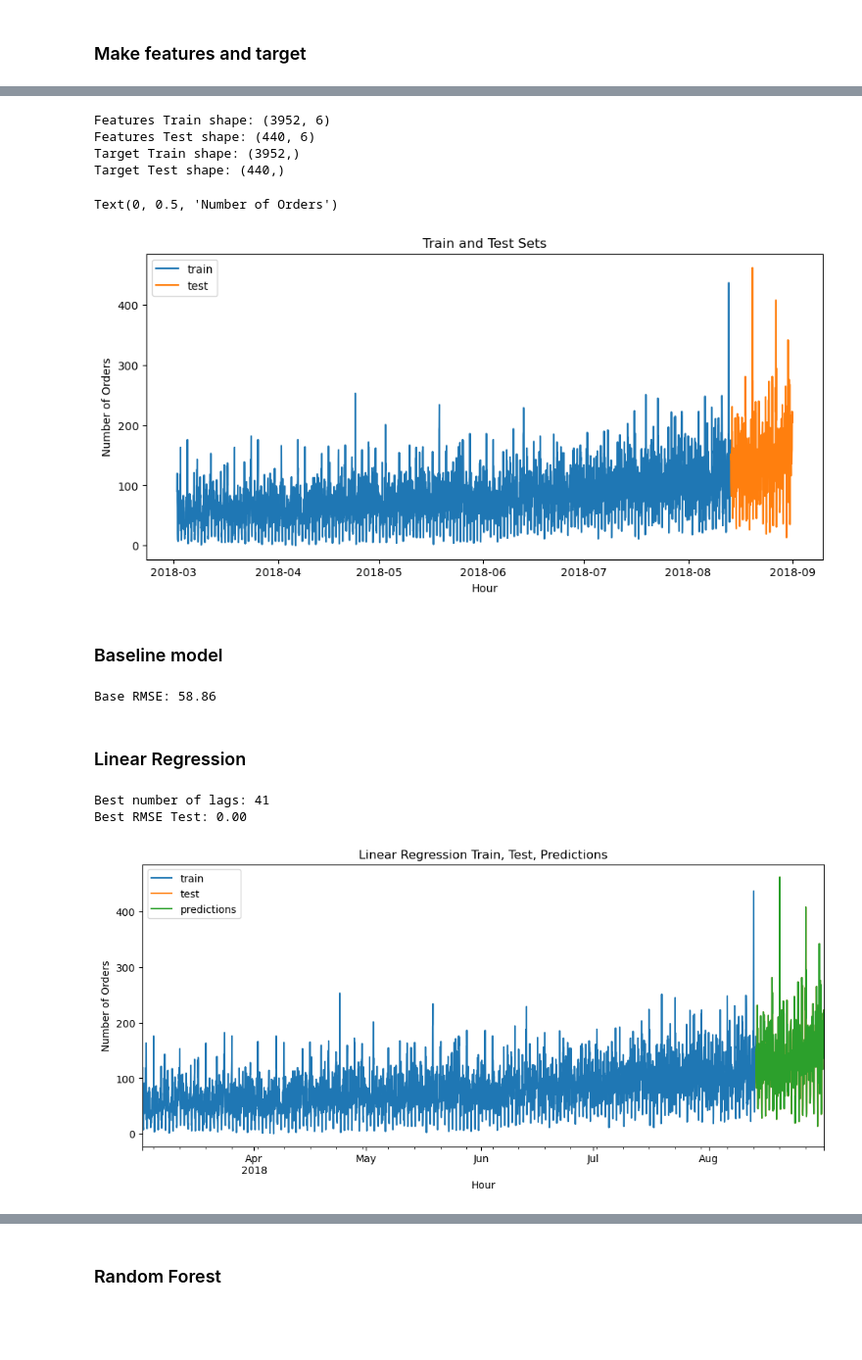
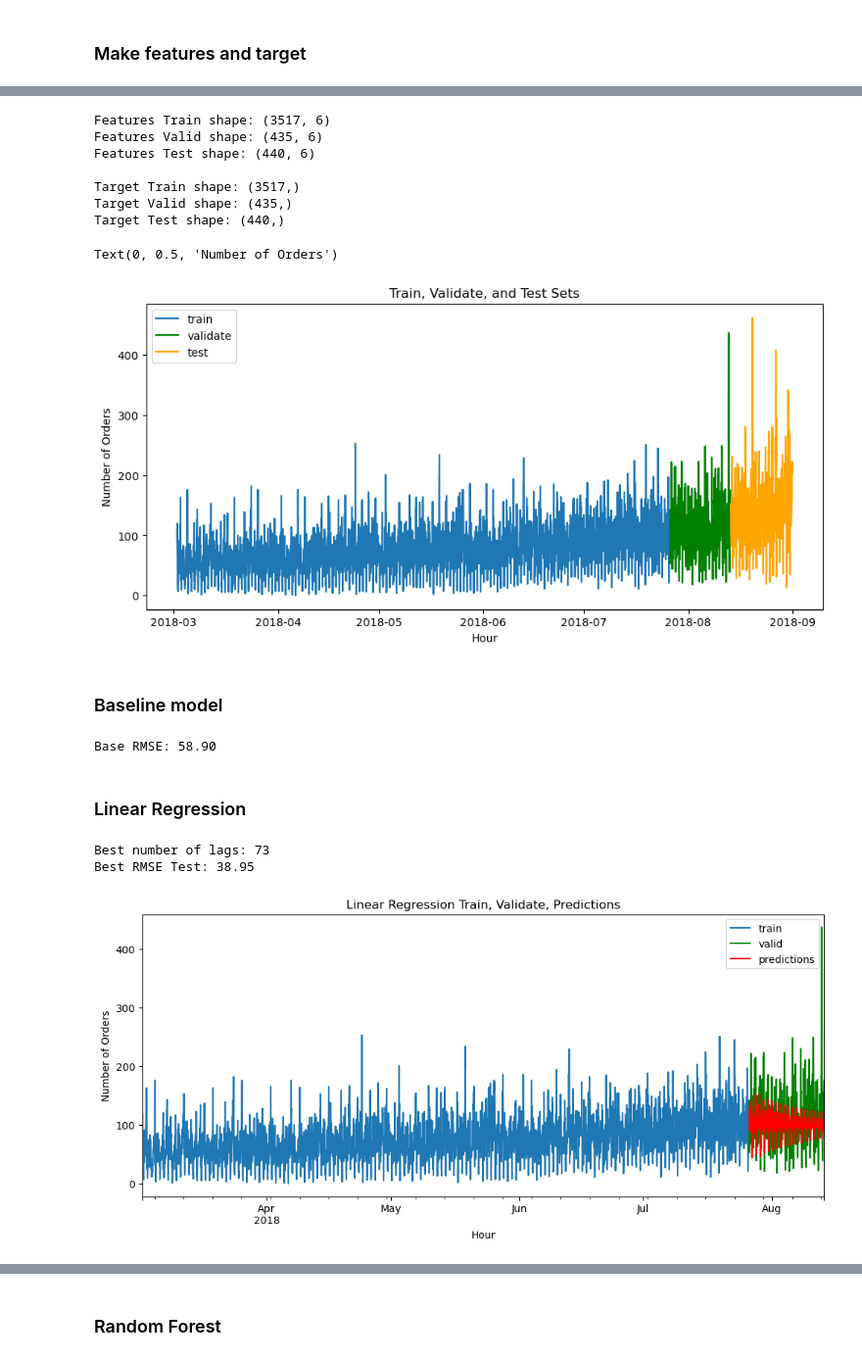
Before and after one commit to kellyshreeve/forecasting-taxi-orders, a Jupyter notebook: taxi_analysis.ipynb, the cells around one changed output, grey strips where cells are left out. Shown at 98% size. Cells and saved outputs as stored; diff of their text form; code cells hidden in the pictures; blank space fills up the shorter version.

```diff
--- a/taxi_analysis.ipynb
+++ b/taxi_analysis.ipynb
@@ -124,7 +124,7 @@ Number of orders by hour is left skewed, with most hours recieving 0 - 150 order
 ### Time series plot
 # %%
 # Calculate rolling mean and standard deviation by day
-taxi['rolling_mean'] = taxi['num_orders'].rolling(24).mean()
+taxi['rolling_mean'] = taxi['num_orders'].shift().rolling(24).mean()
 taxi['std'] = taxi['num_orders'].shift().rolling(24).std()
 
 display(taxi.sample(5))
@@ -247,32 +247,43 @@ Target:
 # %%
 # Create training and test sets
-feat_train, feat_test, targ_train, targ_test = train_test_split(
+# Create training and test sets
+feat_remain, feat_test, targ_remain, targ_test = train_test_split(
     features, target, test_size=0.1, shuffle=False)
 
+feat_train, feat_valid, targ_train, targ_valid = train_test_split(
+    feat_remain, targ_remain, test_size=0.11, shuffle=False)
+
 print(f'Features Train shape: {feat_train.shape}')
+print(f'Features Valid shape: {feat_valid.shape}')
 print(f'Features Test shape: {feat_test.shape}')
+print()
 print(f'Target Train shape: {targ_train.shape}')
+print(f'Target Valid shape: {targ_valid.shape}')
 print(f'Target Test shape: {targ_test.shape}')
 # %% [output]
-Features Train shape: (3952, 6)
+Features Train shape: (3517, 6)
+Features Valid shape: (435, 6)
 Features Test shape: (440, 6)
-Target Train shape: (3952,)
+
+Target Train shape: (3517,)
+Target Valid shape: (435,)
 Target Test shape: (440,)
 # %%
-# Plot train and test
+# Plot train, valid, and test
 plt.figure(figsize=(11, 5))
 
 plt.plot(targ_train, label='train')
-plt.plot(targ_test, label='test')
+plt.plot(targ_valid, label='validate', color='green')
+plt.plot(targ_test, label='test', color='orange')
 
 plt.legend()
 
-plt.title('Train and Test Sets')
+plt.title('Train, Validate, and Test Sets')
 plt.xlabel('Hour')
 plt.ylabel('Number of Orders')
 # %% [output]
 Text(0, 0.5, 'Number of Orders')
-[figure, old version]
+[figure, new version]
 # %% [markdown]
 ### Baseline model
 # %%
@@ -284,7 +295,7 @@ base_rmse = mean_squared_error(targ_test, pred_previous, squared=False)
 
 print(f'Base RMSE: {base_rmse:.2f}')
 # %% [output]
-Base RMSE: 58.86
+Base RMSE: 58.90
 # %% [markdown]
 ### Linear Regression
 # %%
@@ -295,12 +306,12 @@ best_predictions = []
 
 feat_names = ['rolling_mean']
 
-for lag in range(1, 100, 10):
+for lag in range(1, 81, 2):
     regression = ForecasterAutoreg(regressor=LinearRegression(), lags=lag)
     regression.fit(y=targ_train, exog=feat_train[feat_names])
 
-    predictions = regression.predict(steps=len(targ_test), exog=feat_test[feat_names])
-    rmse = mean_squared_error(targ_test, predictions, squared=False)
+    predictions = regression.predict(steps=len(targ_valid), exog=feat_valid[feat_names])
+    rmse = mean_squared_error(targ_valid, predictions, squared=False)
 
     if rmse < best_rmse:
         best_lags = lag
@@ -310,25 +321,25 @@ for lag in range(1, 100, 10):
 print(f'Best number of lags: {best_lags}')
 print(f'Best RMSE Test: {best_rmse:.2f}')
 # %% [output]
-Best number of lags: 41
-Best RMSE Test: 0.00
+Best number of lags: 73
+Best RMSE Test: 38.95
 # %%
-# Plot train, test, and predictions of best linear model
+# Plot train, validate, and predictions of best linear model
 fig, ax = plt.subplots(figsize=(12, 5))
 
 targ_train.plot(ax=ax, label='train')
-targ_test.plot(ax=ax, label='test')
-best_predictions.plot(ax=ax, label='predictions')
+targ_valid.plot(ax=ax, label='valid', color='green')
+best_predictions.plot(ax=ax, label='predictions', color='red')
 
 ax.legend()
 
-plt.title('Linear Regression Train, Test, Predictions')
+plt.title('Linear Regression Train, Validate, Predictions')
 plt.xlabel('Hour')
 plt.ylabel('Number of Orders')
 
 plt.show()
 # %% [output]
-[figure, old version]
+[figure, new version]
 # %% [markdown]
 #### Linear regression conclusions
 
```
Also changed, not shown: parts of 14 cells of this notebook.
